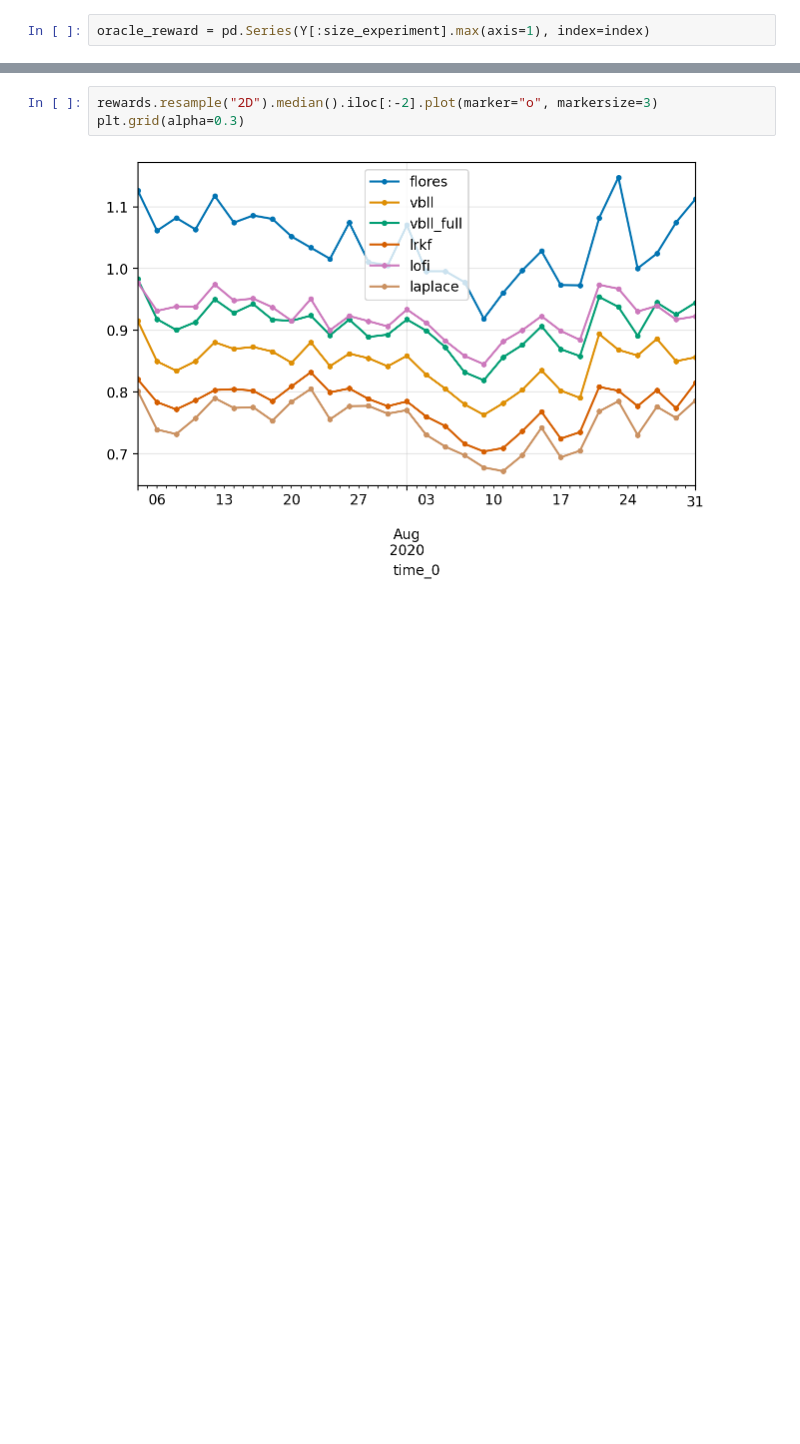
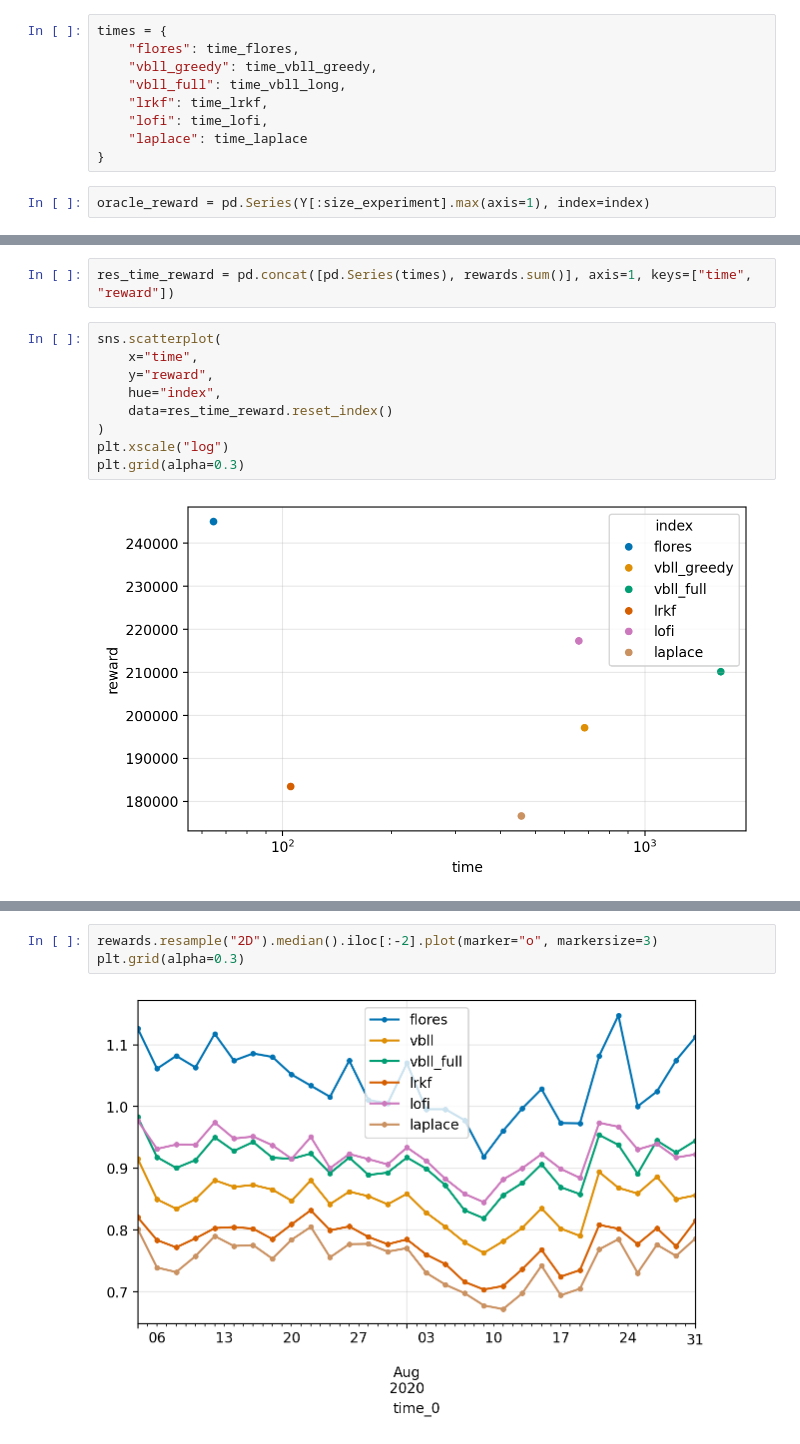
Before and after one commit to gerdm/low-rank-last-layer-inference, a Jupyter notebook: experiments/kuairec.ipynb, the cells around one changed output, grey strips where cells are left out. Saved outputs shown, nothing was run; the diff lists cells and outputs as text; blank space fills up the shorter version.

```diff
--- a/experiments/kuairec.ipynb
+++ b/experiments/kuairec.ipynb
@@ -799,6 +823,15 @@ rewards = {
     # "random": rewards_random[:size_experiment],
 }
 rewards = pd.DataFrame(rewards, index=index)
+# %%
+times = {
+    "flores": time_flores,
+    "vbll_greedy": time_vbll_greedy,
+    "vbll_full": time_vbll_long,
+    "lrkf": time_lrkf,
+    "lofi": time_lofi,
+    "laplace": time_laplace
+}
 # %%
 oracle_reward = pd.Series(Y[:size_experiment].max(axis=1), index=index)
 # %%
@@ -834,0 +866,13 @@ plt.savefig("bandits-average-daily-reward.png", dpi=300, bbox_inches="tight")
+# %%
+res_time_reward = pd.concat([pd.Series(times), rewards.sum()], axis=1, keys=["time", "reward"])
+# %%
+sns.scatterplot(
+    x="time",
+    y="reward",
+    hue="index",
+    data=res_time_reward.reset_index()
+)
+plt.xscale("log")
+plt.grid(alpha=0.3)
+# %% [output]
+[figure, added]
```
Also changed, not shown: parts of 17 cells of this notebook.
